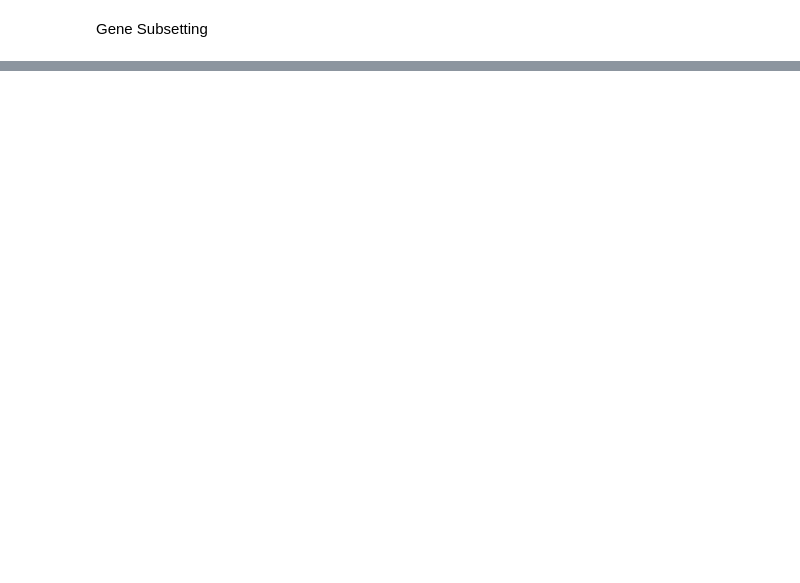
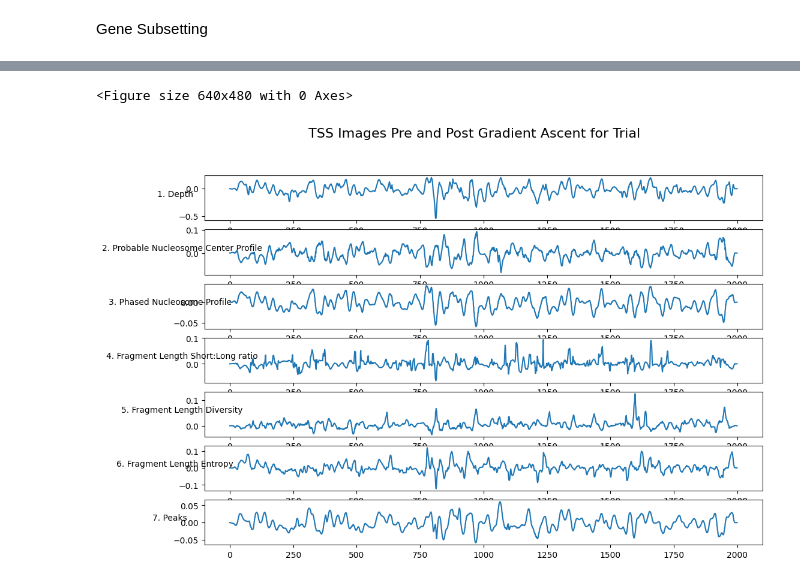
Before and after one commit to denniepatton/Proteus, a Jupyter notebook: interpretation/interpretation.ipynb, the cells around one changed output, grey strips where cells are left out. Cells and saved outputs as stored; diff of their text form; code cells hidden in the pictures; blank space fills up the shorter version.

Commit message:
Restoring new version of interpretation.ipynb

```diff
--- a/interpretation/interpretation.ipynb
+++ b/interpretation/interpretation.ipynb
@@ -909,0 +199,38 @@ for it in range(iters):
+# %%
+zeroed_signal_lucap = input_lucap_down.copy()
+# %%
+zeroed_signal_lucap[0] = input_lucap_down[0]*0
+# %%
+save_filepath = '/fh/fast/ha_g/user/anetzley/interpretation/interpretation_results/lucap_down_to_up'
+gradient_output_data = gradient_ascent(zeroed_signal_lucap, best_model,
+                                       label = 10,
+                                       num_trials = 50,
+                                       iterations=100, #Optional
+                                       step_size=5e-2, #Optional
+                                       only_signal = True)
+                                       #save_filepath = save_filepath)
+# %%
+losses_list, outputs_list, original_data, updated_data = gradient_output_data
+# %%
+up_signals = []
+for up_img in updated_data:
+    up_signals.append((up_img[0]))
+
+up_signals = np.array(up_signals)
+
+avg_up_signals = np.squeeze(np.mean(up_signals, axis=0))
+
+plt.clf()
+cols = ['1. Depth', '2. Probable Nucleosome Center Profile', '3. Phased Nucleosome Profile', '4. Fragment Length Short:Long ratio', '5. Fragment Length Diversity', '6. Fragment Length Entropy', '7. Peaks']
+
+fig, axs = plt.subplots(len(cols), 1, figsize=(12, 8))
+for i in range(len(cols)):
+    axs[i].plot(avg_up_signals[:, i])
+    axs[i].set_ylabel(cols[i], rotation=0)
+
+#plt.subplots_adjust(left=0.5)
+fig.suptitle(f'TSS Images Pre and Post Gradient Ascent for Trial', fontsize=16)
+fig.show()
+# %% [output]
+<Figure size 640x480 with 0 Axes>
+[figure, added]
```
Also changed, not shown: parts of 63 cells of this notebook.
